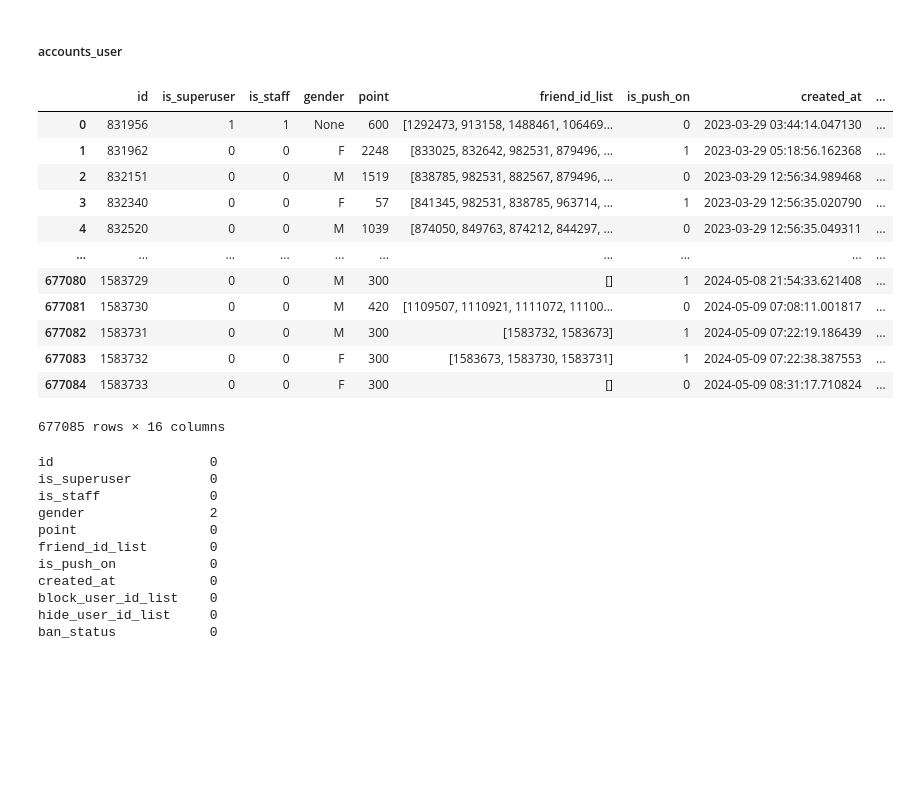
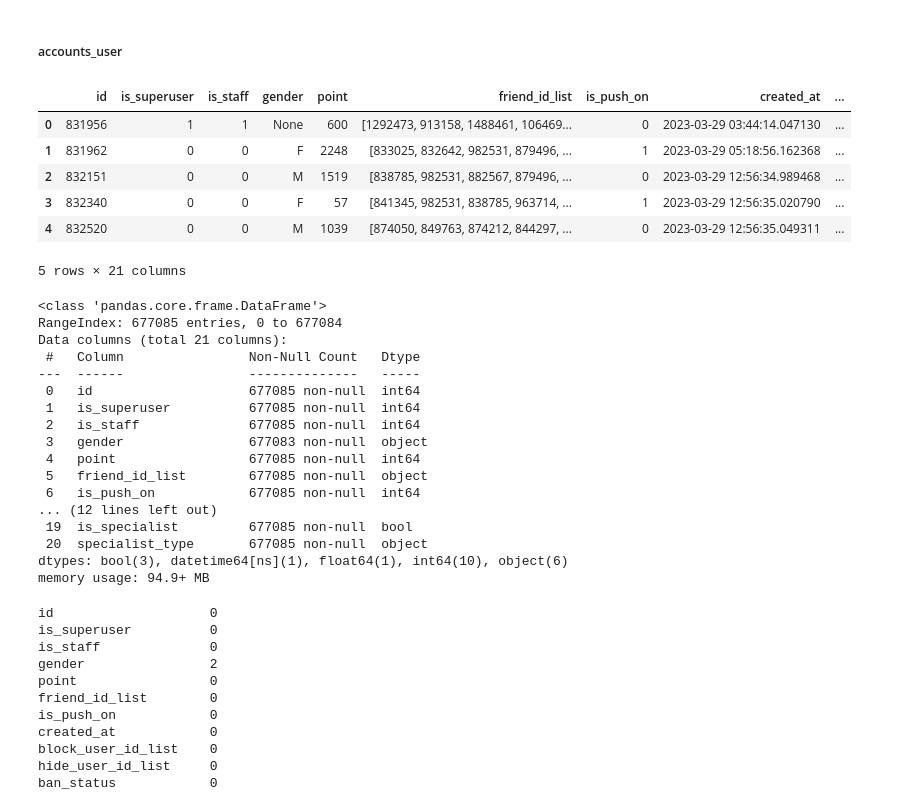
Before and after one commit to goodnews724/sprint_final_project, a Jupyter notebook: notebooks/jaemun.ipynb, the cells around one changed output. Saved outputs shown, nothing was run; the diff lists cells and outputs as text; code cells hidden in the pictures; blank space fills up the shorter version.

```diff
--- a/notebooks/jaemun.ipynb
+++ b/notebooks/jaemun.ipynb
@@ -554,25 +618,37 @@ dtype: int64
 # %% [markdown]
 ##### accounts_user
 # %%
-accounts_user = pd.read_parquet('gs://sprintda05_final_project/votes/accounts_user.parquet', engine='pyarrow')
+accounts_user = pd.read_parquet('gs://sprintda05_final_project/processed/accounts_user_processed.parquet', engine='pyarrow')
 # %%
-accounts_user
+accounts_user.head()
 # %% [output]
 |  | id | is_superuser | is_staff | gender | point | friend_id_list | is_push_on | created_at | ... |
 | 0 | 831956 | 1 | 1 | None | 600 | [1292473, 913158, 1488461, 106469... | 0 | 2023-03-29 03:44:14.047130 | ... |
 | 1 | 831962 | 0 | 0 | F | 2248 | [833025, 832642, 982531, 879496, ... | 1 | 2023-03-29 05:18:56.162368 | ... |
 | 2 | 832151 | 0 | 0 | M | 1519 | [838785, 982531, 882567, 879496, ... | 0 | 2023-03-29 12:56:34.989468 | ... |
 | 3 | 832340 | 0 | 0 | F | 57 | [841345, 982531, 838785, 963714, ... | 1 | 2023-03-29 12:56:35.020790 | ... |
 | 4 | 832520 | 0 | 0 | M | 1039 | [874050, 849763, 874212, 844297, ... | 0 | 2023-03-29 12:56:35.049311 | ... |
-| ... | ... | ... | ... | ... | ... | ... | ... | ... | ... |
-| 677080 | 1583729 | 0 | 0 | M | 300 | [] | 1 | 2024-05-08 21:54:33.621408 | ... |
-| 677081 | 1583730 | 0 | 0 | M | 420 | [1109507, 1110921, 1111072, 11100... | 0 | 2024-05-09 07:08:11.001817 | ... |
-| 677082 | 1583731 | 0 | 0 | M | 300 | [1583732, 1583673] | 1 | 2024-05-09 07:22:19.186439 | ... |
-| 677083 | 1583732 | 0 | 0 | F | 300 | [1583673, 1583730, 1583731] | 1 | 2024-05-09 07:22:38.387553 | ... |
-| 677084 | 1583733 | 0 | 0 | F | 300 | [] | 0 | 2024-05-09 08:31:17.710824 | ... |
-677085 rows × 16 columns
+5 rows × 21 columns
 # %%
 accounts_user.info()
+# %% [output]
+<class 'pandas.core.frame.DataFrame'>
+RangeIndex: 677085 entries, 0 to 677084
+Data columns (total 21 columns):
+ #   Column                Non-Null Count   Dtype
+---  ------                --------------   -----
+ 0   id                    677085 non-null  int64
+ 1   is_superuser          677085 non-null  int64
+ 2   is_staff              677085 non-null  int64
+ 3   gender                677083 non-null  object
+ 4   point                 677085 non-null  int64
+ 5   friend_id_list        677085 non-null  object
+ 6   is_push_on            677085 non-null  int64
+... (12 lines left out)
+ 19  is_specialist         677085 non-null  bool
+ 20  specialist_type       677085 non-null  object
+dtypes: bool(3), datetime64[ns](1), float64(1), int64(10), object(6)
+memory usage: 94.9+ MB
 # %%
 accounts_user.isnull().sum()
 # %% [output]
```
Also changed, not shown: parts of 82 cells of this notebook.
